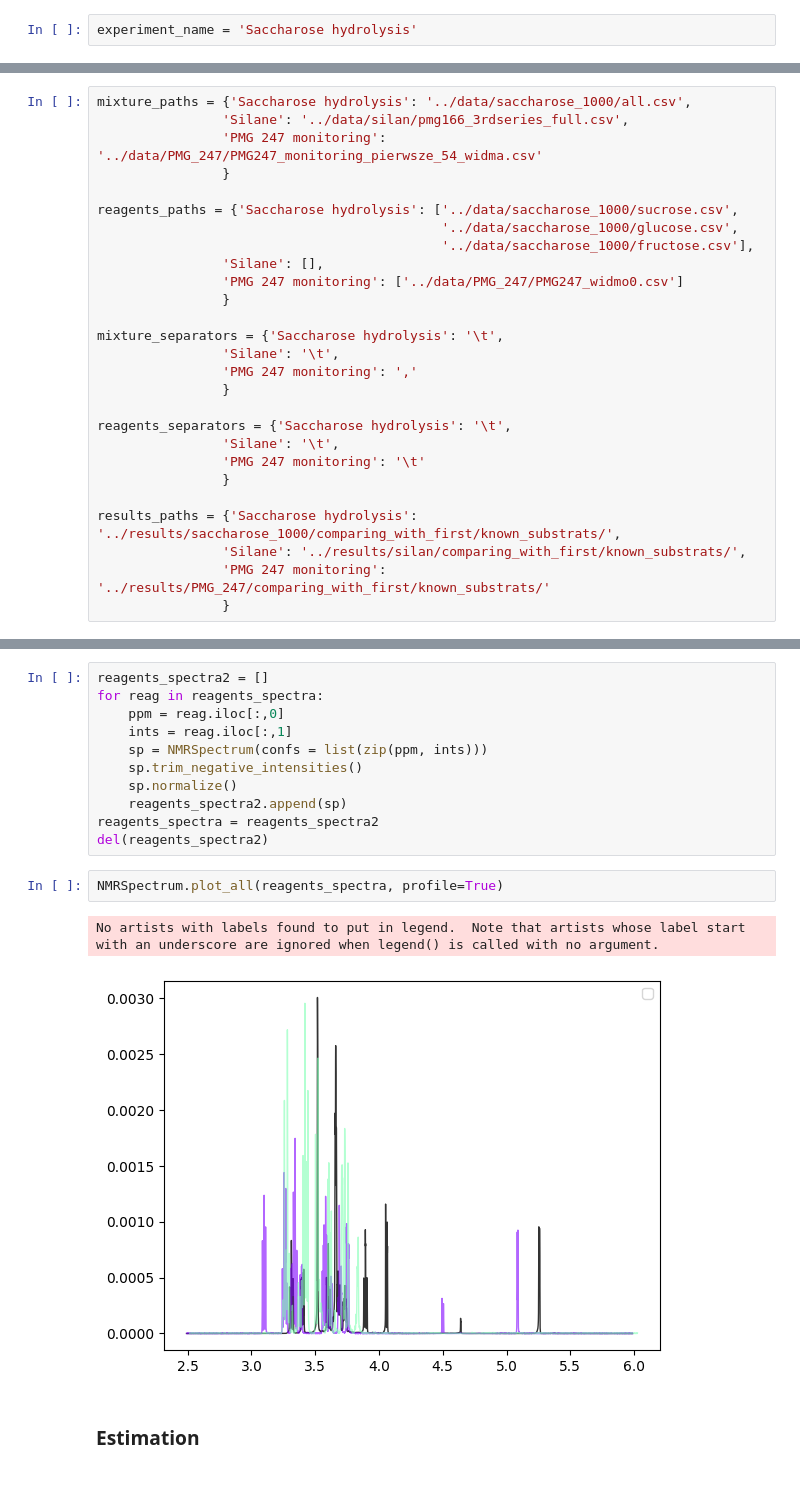
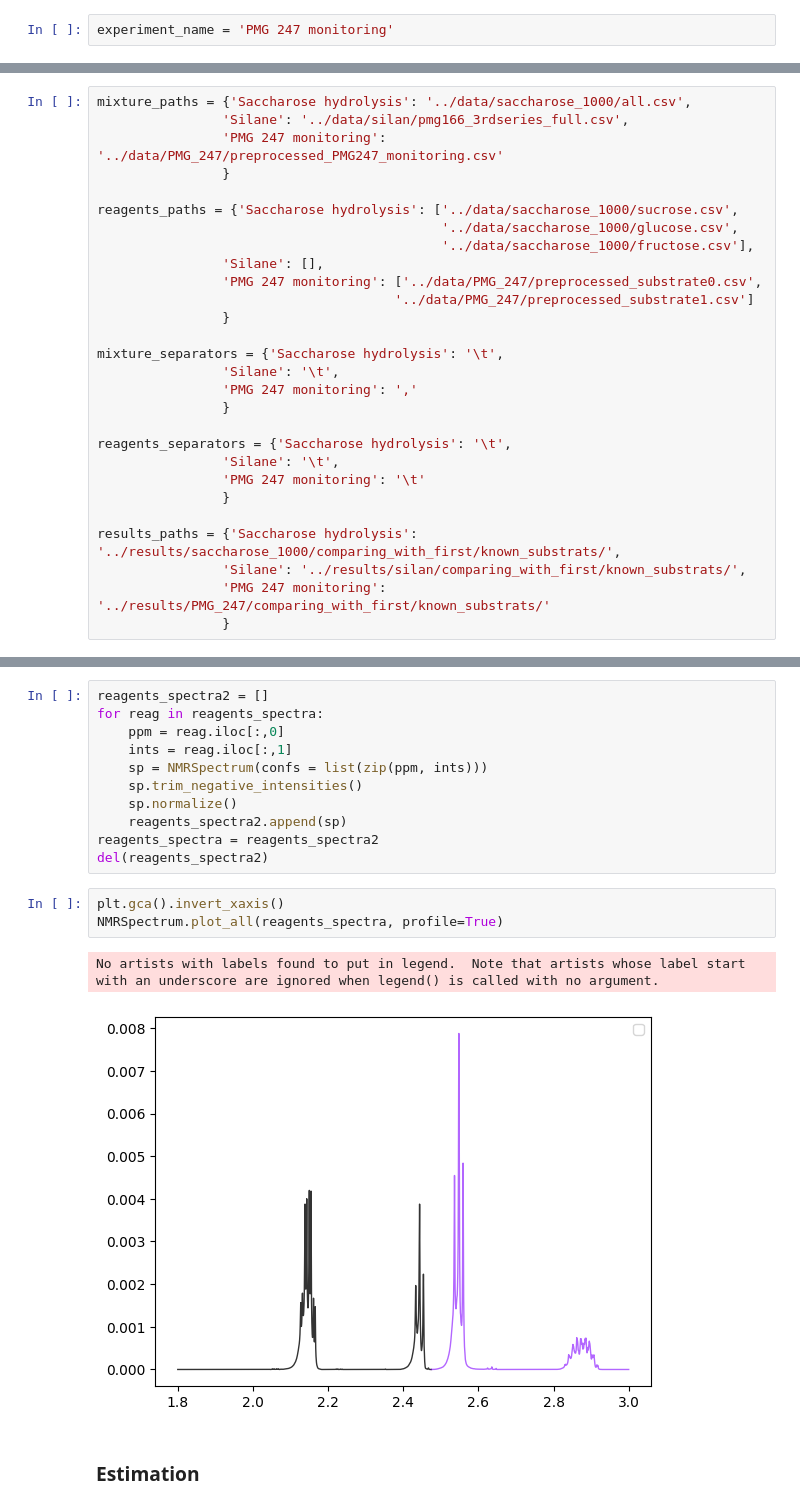
Before and after one commit to BDomzal/magnetstein_x_chemical_reactions, a Jupyter notebook: notebooks/comparing_with_first_known_substrats.ipynb, the cells around one changed output, grey strips where cells are left out. Saved outputs shown, nothing was run; the diff lists cells and outputs as text.

Commit message:
Changed data for PMG247 for preprocessed version: cut to region 1.8-3 and split substrates

```diff
--- a/notebooks/comparing_with_first_known_substrats.ipynb
+++ b/notebooks/comparing_with_first_known_substrats.ipynb
@@ -15,7 +15,7 @@ import pickle
 # %% [markdown]
 ### Data
 # %%
-experiment_name = 'Saccharose hydrolysis'
+experiment_name = 'PMG 247 monitoring'
 # %%
 experiment_names = ['Saccharose hydrolysis',
                    'Silane',
@@ -23,14 +23,15 @@ experiment_names = ['Saccharose hydrolysis',
 # %%
 mixture_paths = {'Saccharose hydrolysis': '../data/saccharose_1000/all.csv',
                 'Silane': '../data/silan/pmg166_3rdseries_full.csv',
-                'PMG 247 monitoring': '../data/PMG_247/PMG247_monitoring_pierwsze_54_widma.csv'
+                'PMG 247 monitoring': '../data/PMG_247/preprocessed_PMG247_monitoring.csv'
                 }
 
 reagents_paths = {'Saccharose hydrolysis': ['../data/saccharose_1000/sucrose.csv',
                                             '../data/saccharose_1000/glucose.csv',
                                             '../data/saccharose_1000/fructose.csv'],
                 'Silane': [],
-                'PMG 247 monitoring': ['../data/PMG_247/PMG247_widmo0.csv']
+                'PMG 247 monitoring': ['../data/PMG_247/preprocessed_substrate0.csv',
+                                      '../data/PMG_247/preprocessed_substrate1.csv']
                 }
 
 mixture_separators = {'Saccharose hydrolysis': '\t',
@@ -82,10 +83,11 @@ for reag in reagents_spectra:
 reagents_spectra = reagents_spectra2
 del(reagents_spectra2)
 # %%
+plt.gca().invert_xaxis()
 NMRSpectrum.plot_all(reagents_spectra, profile=True)
 # %% [output]
 No artists with labels found to put in legend.  Note that artists whose label start with an underscore are ignored when legend() is called with no argument.
-[figure, old version]
+[figure, new version]
 # %% [markdown]
 ### Estimation
 # %%
```
Also changed, not shown: parts of 2 cells of this notebook, 1 other file.
